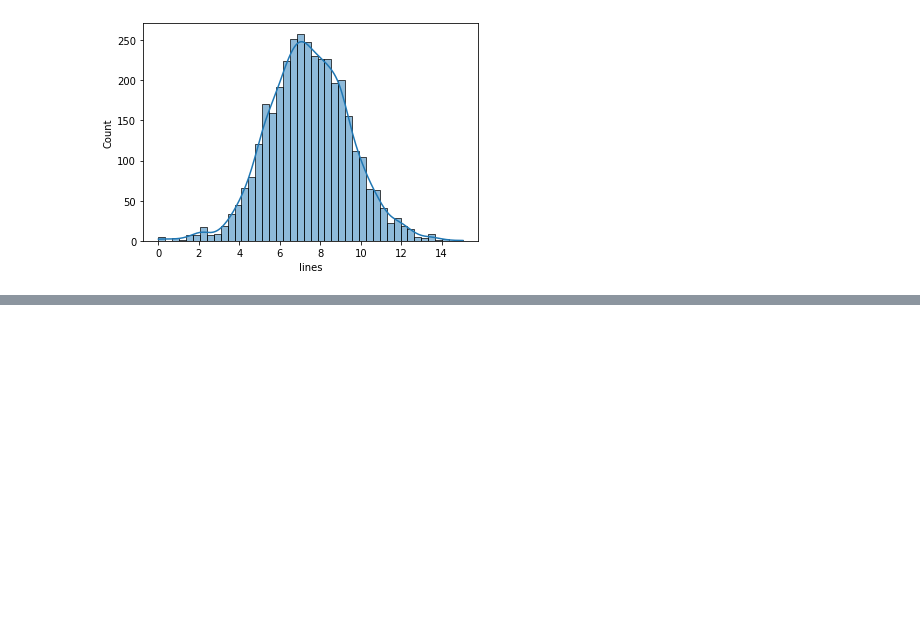
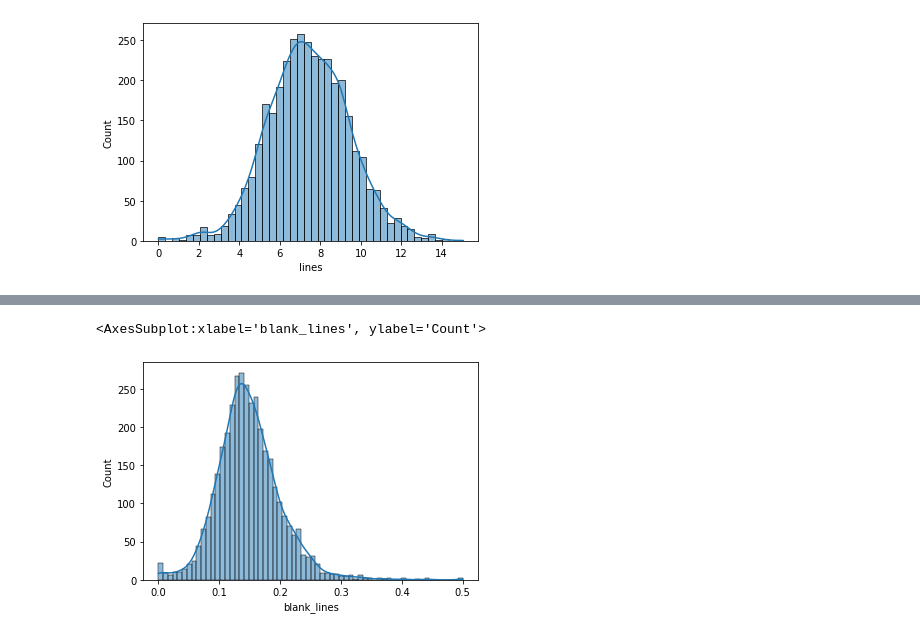
Before and after one commit to plaguss/top_pypi_source_code_stats, a Jupyter notebook: notebooks/reducto.ipynb, the cells around one changed output, grey strips where cells are left out. Cells and saved outputs as stored; diff of their text form; code cells hidden in the pictures; blank space fills up the shorter version.

Commit message:
feat: updates of plotted graphs

```diff
--- a/notebooks/reducto.ipynb
+++ b/notebooks/reducto.ipynb
@@ -26 +82,9 @@ sns.histplot(log_lines, kde=True)
+# %%
+import importlib
+importlib.reload(bf)
+relative_table = bf.get_reducto_reports_relative()
+sns.histplot(relative_table['blank_lines'], kde=True)
+# %% [output]
+<AxesSubplot:xlabel='blank_lines', ylabel='Count'>
+[figure, added]
 # %%
```
Also changed, not shown: parts of 14 cells of this notebook.
